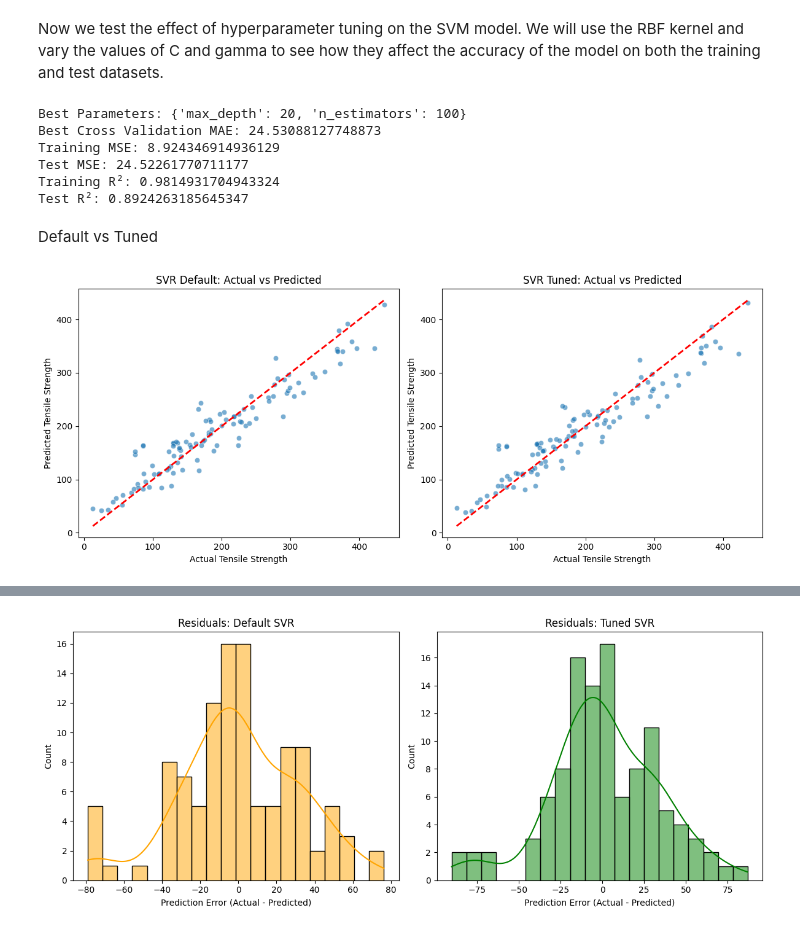
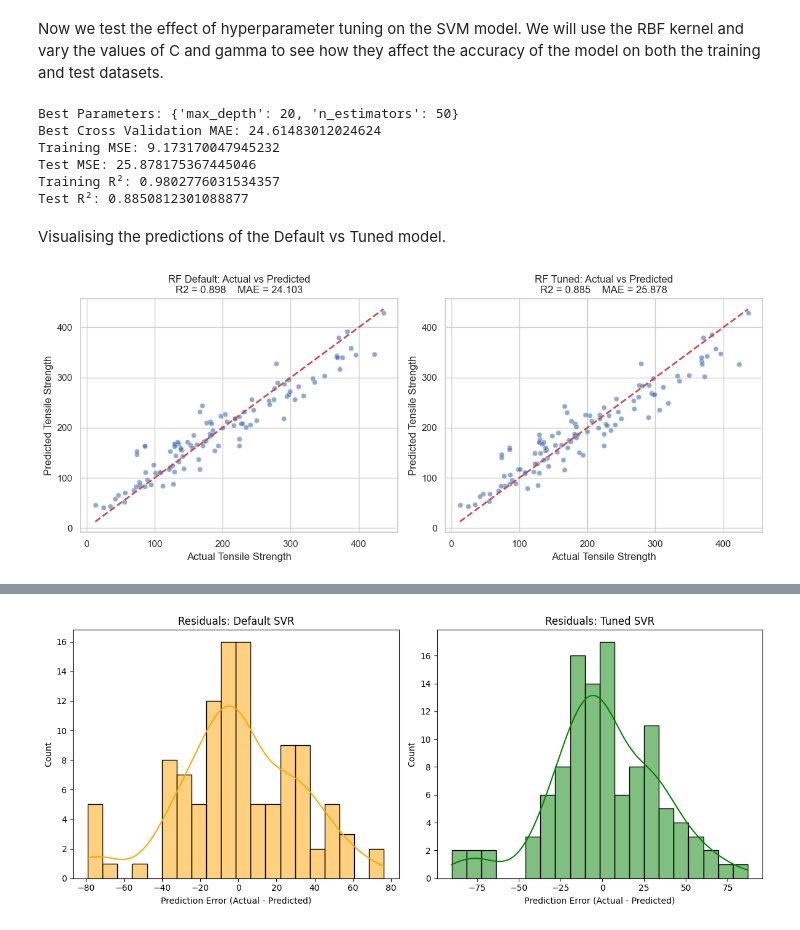
Before and after one commit to ciarangray0/MLRegressionAssignment2, a Jupyter notebook: RF.ipynb, the cells around one changed output, grey strips where cells are left out. Saved outputs shown, nothing was run; the diff lists cells and outputs as text; code cells hidden in the pictures.

Commit message:
investigating preprocessing/hyperparameter tuning on the models, both seem to be overfitting

```diff
--- a/RF.ipynb
+++ b/RF.ipynb
@@ -120,8 +120,8 @@ Now we test the effect of hyperparameter tuning on the SVM model. We will use th
 from sklearn.model_selection import GridSearchCV
 
 param_grid = {
-    'n_estimators': [100, 200, 500],
-    'max_depth': [None, 10, 20, 30]
+    'n_estimators': [50, 100, 150, 200, 250, 300, 350, 400, 450, 500, 550, 600, 650],
+    'max_depth': [None, 5, 10, 15, 20, 25, 30, 35, 40, 45, 50, 55, 60, 65, 70]
 }
 
 grid_search = GridSearchCV(
@@ -133,16 +133,17 @@ grid_search = GridSearchCV(
 )
 
 grid_search.fit(X_train, y_train)
+#find best model
 best_model = grid_search.best_estimator_
 
 print("Best Parameters:", grid_search.best_params_)
 print("Best Cross Validation MAE:", -grid_search.best_score_)
 
-# Evaluate best model on training and test sets
+#evaluate best model on training and test sets
 train_pred = best_model.predict(X_train)
 test_pred = best_model.predict(X_test)
 
-#Compute metrics
+#compute metrics
 mae_train = metrics.mean_absolute_error(y_train, train_pred)
 mae_test = metrics.mean_absolute_error(y_test, test_pred)
 r2_train = metrics.r2_score(y_train, train_pred)
@@ -153,36 +154,36 @@ print("Test MSE:", mae_test)
 print("Training R²:", r2_train)
 print("Test R²:", r2_test)
 # %% [output]
-Best Parameters: {'max_depth': 20, 'n_estimators': 100}
-Best Cross Validation MAE: 24.53088127748873
-Training MSE: 8.924346914936129
-Test MSE: 24.52261770711177
-Training R²: 0.9814931704943324
-Test R²: 0.8924263185645347
+Best Parameters: {'max_depth': 20, 'n_estimators': 50}
+Best Cross Validation MAE: 24.61483012024624
+Training MSE: 9.173170047945232
+Test MSE: 25.878175367445046
+Training R²: 0.9802776031534357
+Test R²: 0.8850812301088877
 # %% [markdown]
-Default vs Tuned
+Visualising the predictions of the Default vs Tuned model.
 # %%
 import matplotlib.pyplot as plt
 import seaborn as sns
 plt.figure(figsize=(12,5))
 
 # Default model
 plt.subplot(1, 2, 1)
 sns.scatterplot(x=y_test, y=predictions_test_default, alpha=0.6)
 plt.plot([y_test.min(), y_test.max()], [y_test.min(), y_test.max()], 'r--', lw=2)  # perfect prediction line
 plt.xlabel("Actual Tensile Strength")
 plt.ylabel("Predicted Tensile Strength")
-plt.title("SVR Default: Actual vs Predicted")
+plt.title(f"RF Default: Actual vs Predicted\nR2 = {r2_test_default:.3f}    MAE = {mae_test_default:.3f}")
 
 # Tuned model
 plt.subplot(1, 2, 2)
 sns.scatterplot(x=y_test, y=test_pred, alpha=0.6)
 plt.plot([y_test.min(), y_test.max()], [y_test.min(), y_test.max()], 'r--', lw=2)
 plt.xlabel("Actual Tensile Strength")
 plt.ylabel("Predicted Tensile Strength")
-plt.title("SVR Tuned: Actual vs Predicted")
+plt.title(f"RF Tuned: Actual vs Predicted\nR2 = {r2_test:.3f}    MAE = {mae_test:.3f}")
 
 plt.tight_layout()
 plt.show()
 # %% [output]
-[figure, old version]
+[figure, new version]
```
Also changed, not shown: parts of 3 cells of this notebook, 1 other file.
